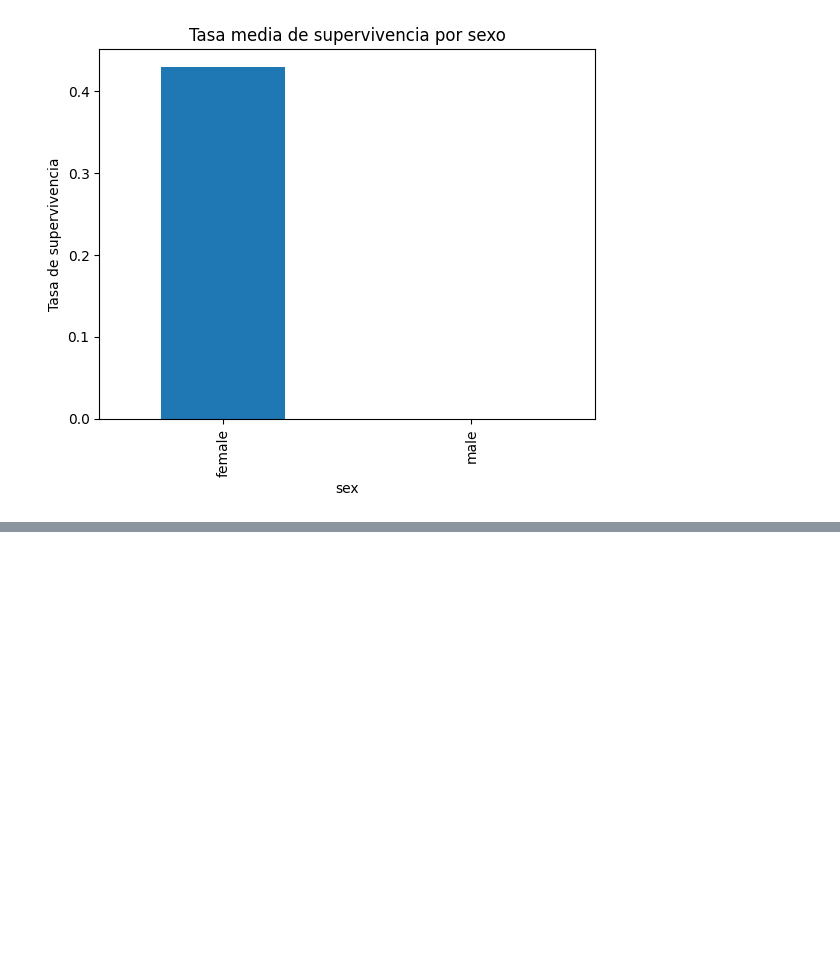
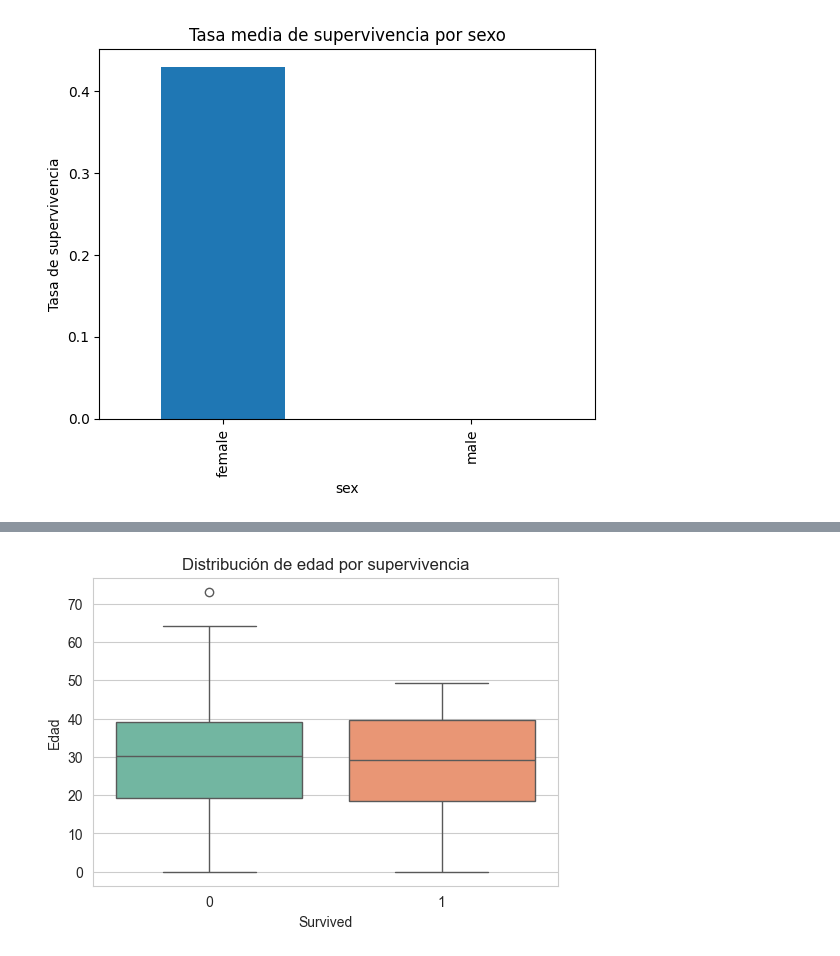
Before and after one commit to steestor/course-python-ml, a Jupyter notebook: notebooks/S1_A1_Entorno_y_Stack.ipynb, the cells around one changed output, grey strips where cells are left out. Cells and saved outputs as stored; diff of their text form; code cells hidden in the pictures; blank space fills up the shorter version.

```diff
--- a/notebooks/S1_A1_Entorno_y_Stack.ipynb
+++ b/notebooks/S1_A1_Entorno_y_Stack.ipynb
@@ -156,0 +164,10 @@ plt.show()
+# %%
+# Ejemplo 2: boxplot de edad por supervivencia
+plt.figure(figsize=(6,4))
+sns.boxplot(x='survived', y='age', data=df, palette='Set2', hue='survived', legend=False)
+plt.title('Distribución de edad por supervivencia')
+plt.xlabel('Survived')
+plt.ylabel('Edad')
+plt.show()
+# %% [output]
+[figure, added]
```
Also changed, not shown: parts of 7 cells of this notebook.
